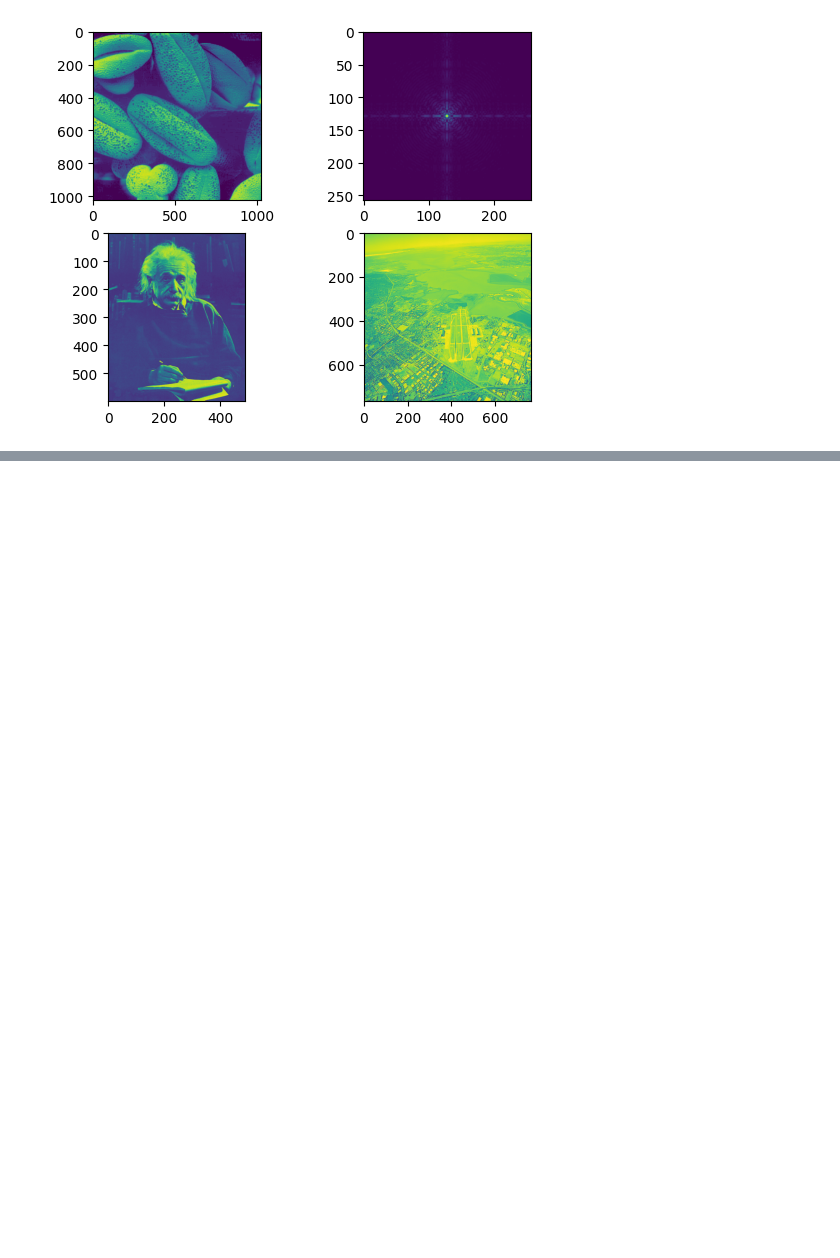
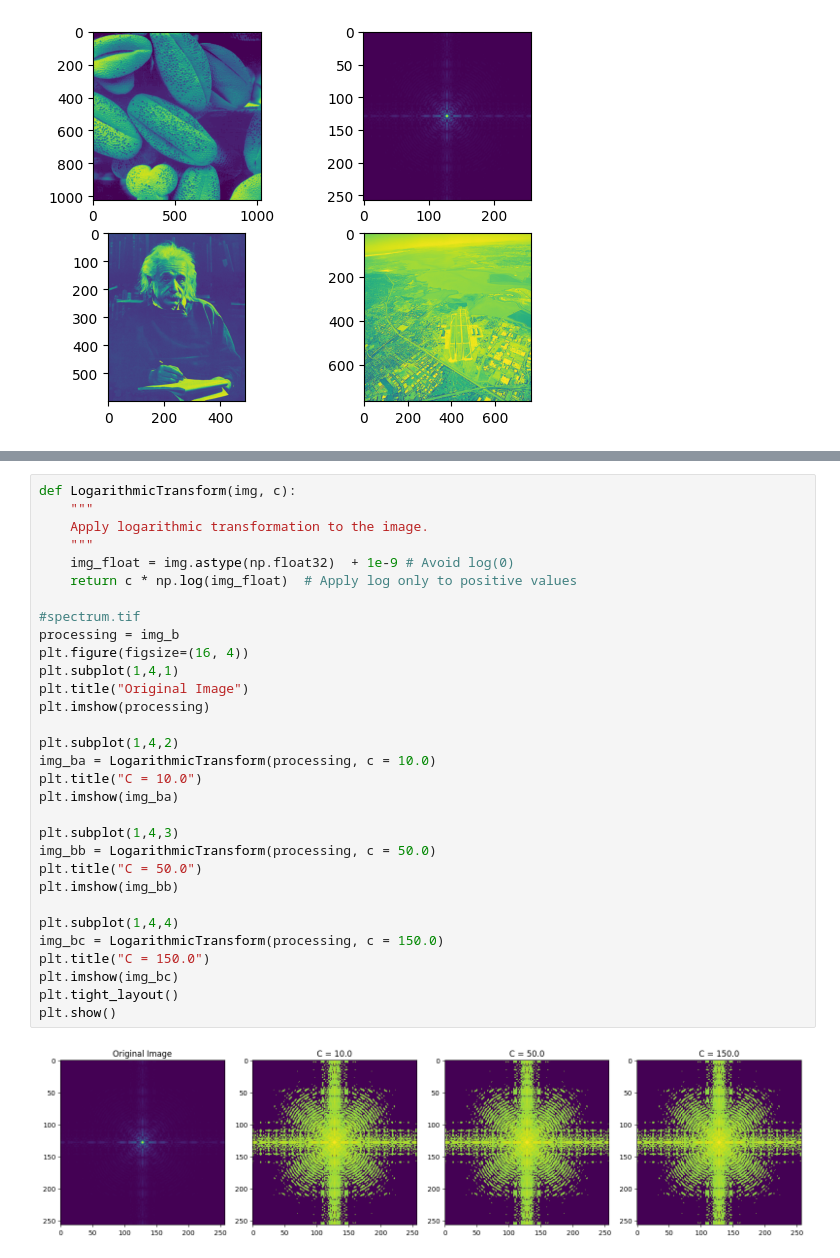
Before and after one commit to krysx7003/CPSO, a Jupyter notebook: Lab2/Cw6.ipynb, the cells around one changed output, grey strips where cells are left out. Drawn from its saved outputs; the diff is of its cells as text; blank space fills up the shorter version.

```diff
--- a/Lab2/Cw6.ipynb
+++ b/Lab2/Cw6.ipynb
@@ -81,0 +91,33 @@ plt.show()
+# %%
+def LogarithmicTransform(img, c):
+    """
+    Apply logarithmic transformation to the image.
+    """
+    img_float = img.astype(np.float32)  + 1e-9 # Avoid log(0)
+    return c * np.log(img_float)  # Apply log only to positive values
+
+#spectrum.tif
+processing = img_b
+plt.figure(figsize=(16, 4))
+plt.subplot(1,4,1)
+plt.title("Original Image")
+plt.imshow(processing)
+
+plt.subplot(1,4,2)
+img_ba = LogarithmicTransform(processing, c = 10.0)
+plt.title("C = 10.0")
+plt.imshow(img_ba)
+
+plt.subplot(1,4,3)
+img_bb = LogarithmicTransform(processing, c = 50.0)
+plt.title("C = 50.0")
+plt.imshow(img_bb)
+
+plt.subplot(1,4,4)
+img_bc = LogarithmicTransform(processing, c = 150.0)
+plt.title("C = 150.0")
+plt.imshow(img_bc)
+plt.tight_layout()
+plt.show()
+# %% [output]
+[figure, added]
```
Also changed, not shown: parts of 9 cells of this notebook, 16 other files.
